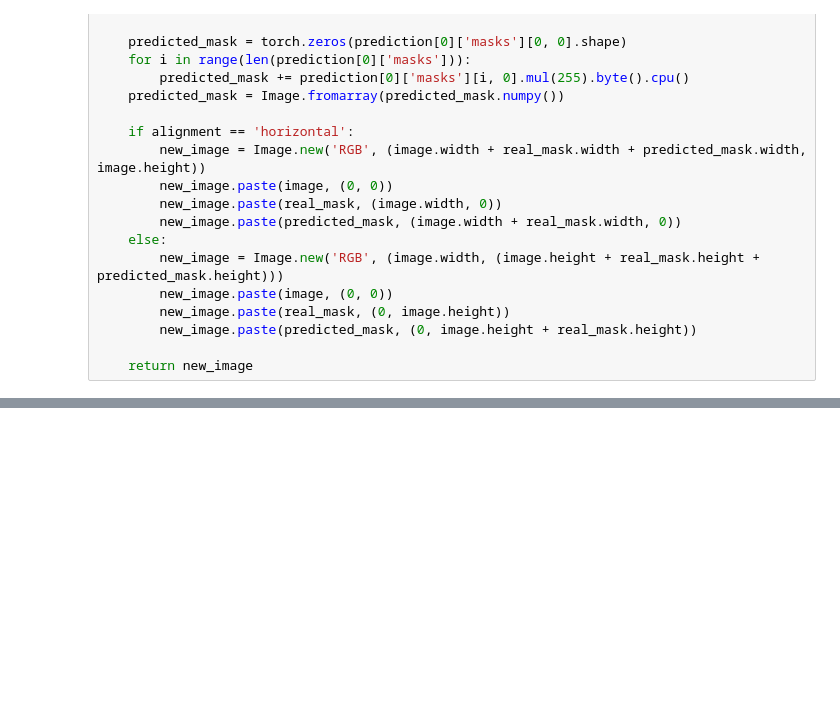
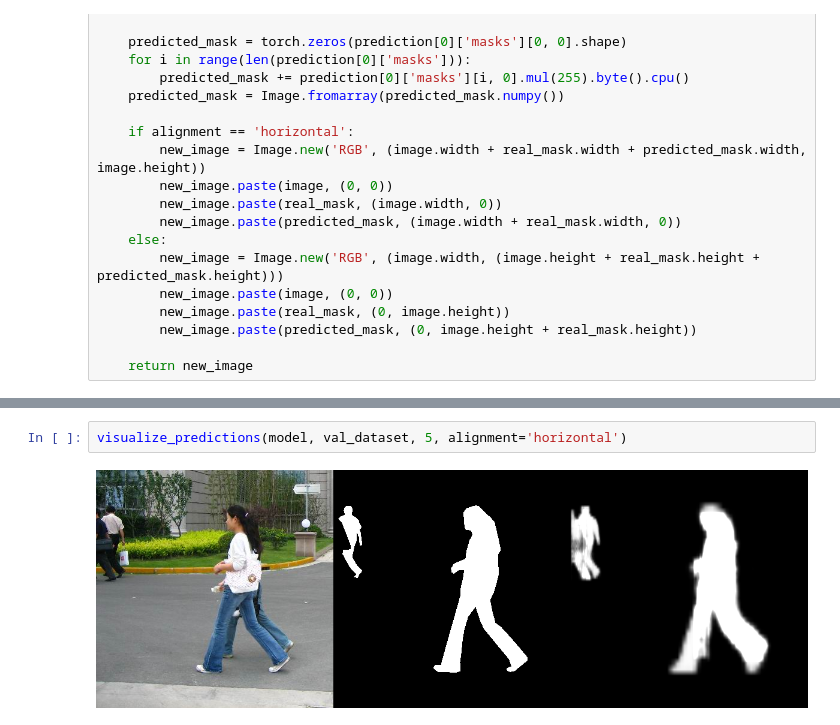
Before and after one commit to LukashevichIlya/CV-1C, a Jupyter notebook: Instance segmentation/Instance segmentation.ipynb, the cells around one changed output, grey strips where cells are left out. Cells and saved outputs as stored; diff of their text form; blank space fills up the shorter version.

```diff
--- a/Instance segmentation/Instance segmentation.ipynb
+++ b/Instance segmentation/Instance segmentation.ipynb
@@ -216 +222,5 @@ def visualize_predictions(model, val_dataset, index, alignment='horizontal'):
+# %%
+visualize_predictions(model, val_dataset, 5, alignment='horizontal')
+# %% [output]
+[figure, added]
 # %%
```
Also changed, not shown: parts of 9 cells of this notebook.
